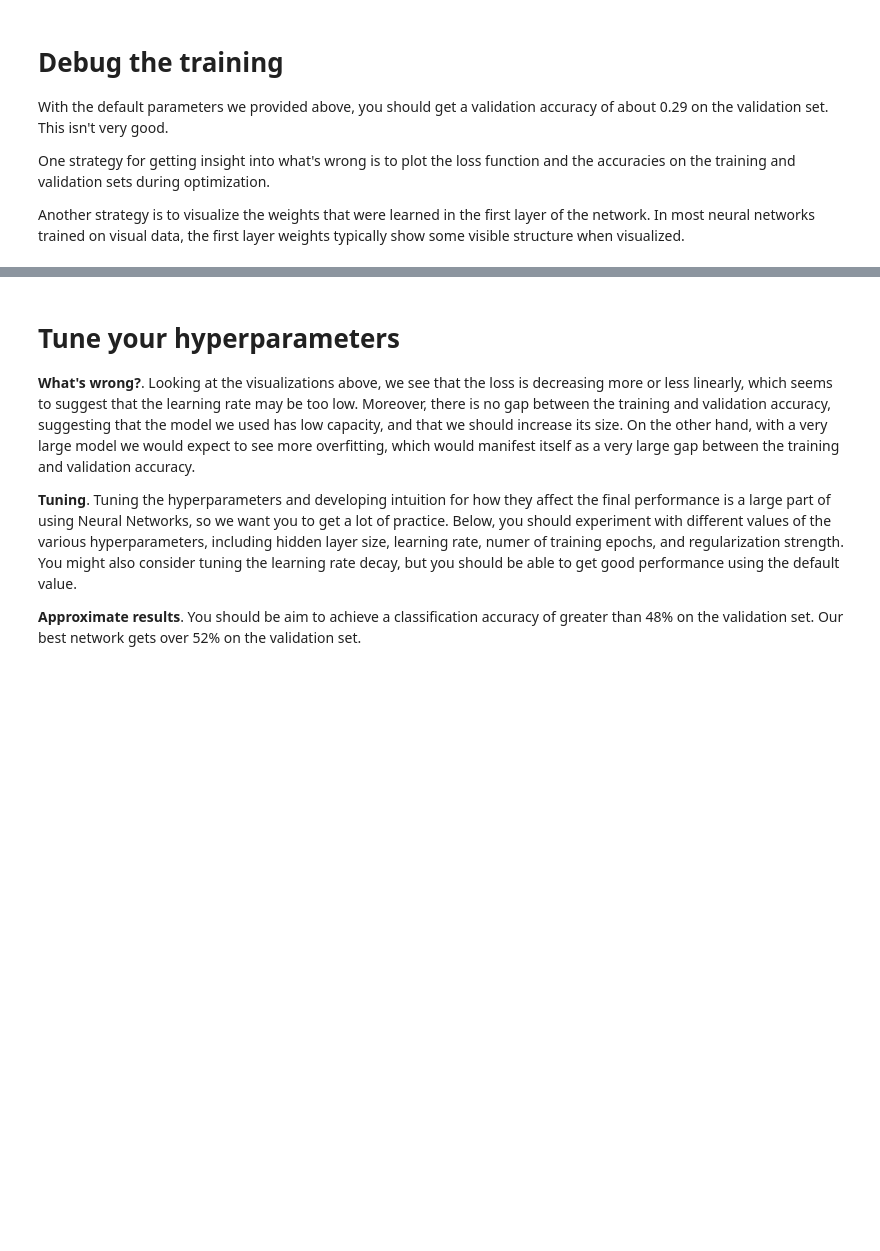
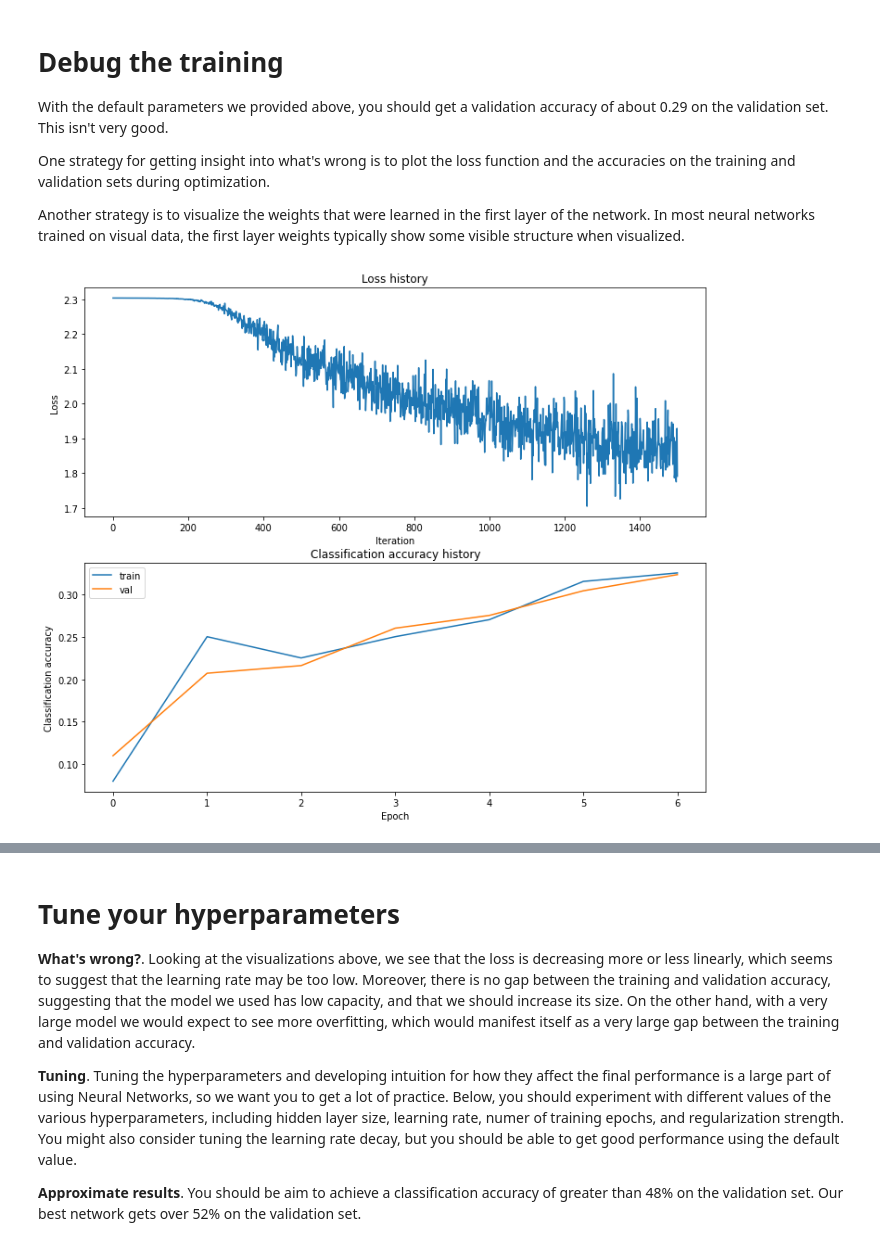
Before and after one commit to GreenSnabl/CS231n-1, a Jupyter notebook: assignments/2020/assignment1/two_layer_net.ipynb, the cells around one changed output, grey strips where cells are left out. Saved outputs shown, nothing was run; the diff lists cells and outputs as text; code cells hidden in the pictures; blank space fills up the shorter version.

```diff
--- a/assignments/2020/assignment1/two_layer_net.ipynb
+++ b/assignments/2020/assignment1/two_layer_net.ipynb
@@ -214,11 +217,11 @@ To train our network we will use SGD. In addition, we will adjust the learning r
 input_size = 32 * 32 * 3
 hidden_size = 50
 num_classes = 10
-net = TwoLayerNet(input_size, hidden_size, num_classes)
+net = TwoLayerNet(input_size, hidden_size, num_classes, dropout_p=0.5)
 
 # Train the network
 stats = net.train(X_train, y_train, X_val, y_val,
-            num_iters=1000, batch_size=200,
+            num_iters=1500, batch_size=200,
             learning_rate=1e-4, learning_rate_decay=0.95,
             reg=0.25, verbose=True)
 
@@ -234,20 +254,23 @@ One strategy for getting insight into what's wrong is to plot the loss function
 Another strategy is to visualize the weights that were learned in the first layer of the network. In most neural networks trained on visual data, the first layer weights typically show some visible structure when visualized.
 # %%
 # Plot the loss function and train / validation accuracies
+fig = plt.figure(figsize=(12,10))
 plt.subplot(2, 1, 1)
 plt.plot(stats['loss_history'])
 plt.title('Loss history')
 plt.xlabel('Iteration')
 plt.ylabel('Loss')
 
 plt.subplot(2, 1, 2)
 plt.plot(stats['train_acc_history'], label='train')
 plt.plot(stats['val_acc_history'], label='val')
 plt.title('Classification accuracy history')
 plt.xlabel('Epoch')
 plt.ylabel('Classification accuracy')
 plt.legend()
 plt.show()
+# %% [output]
+[figure, added]
 # %%
 from cs231n.vis_utils import visualize_grid
 
```
Also changed, not shown: parts of 10 cells of this notebook, 2 other files.
